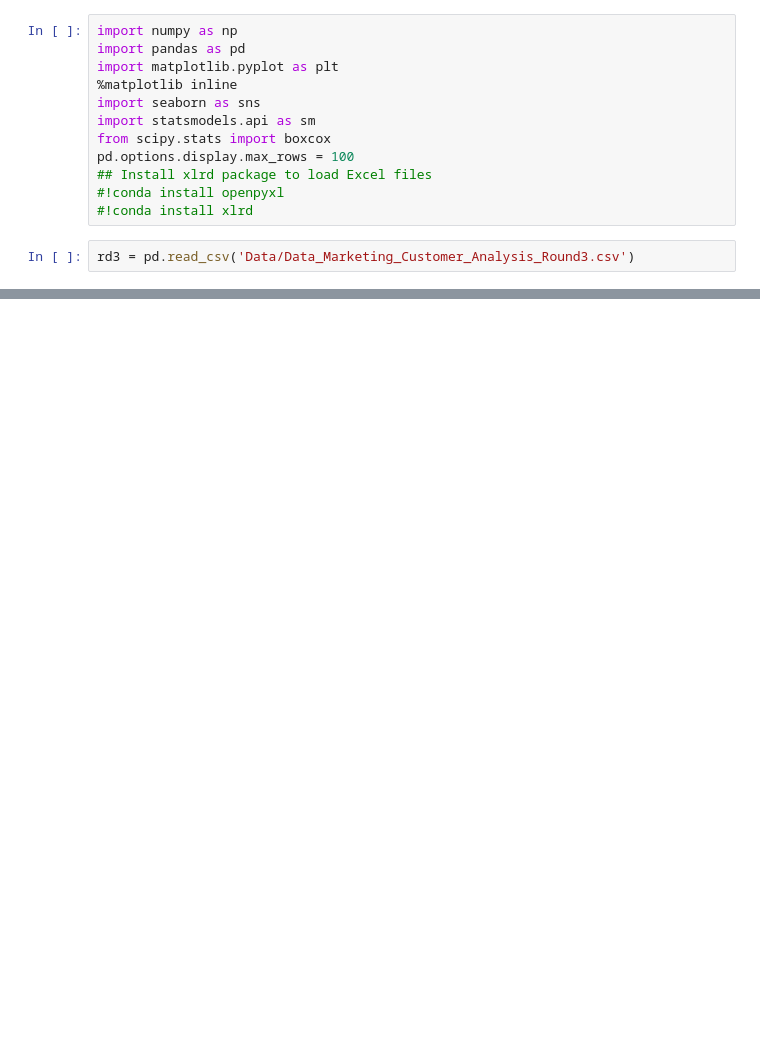
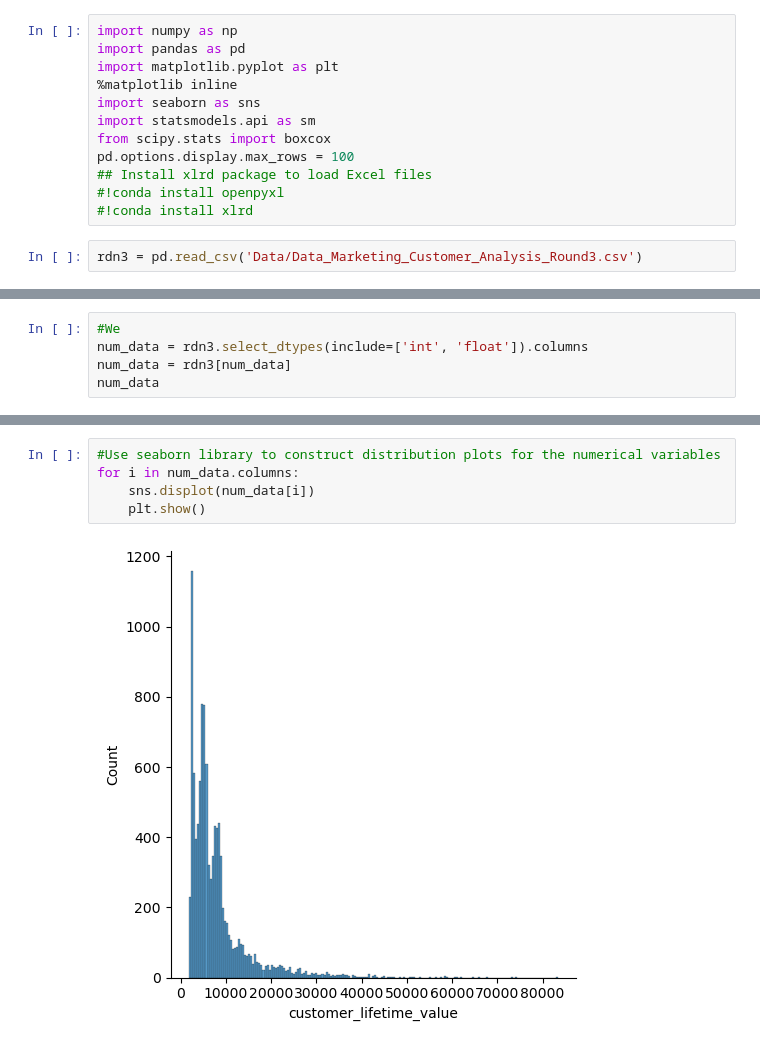
Before and after one commit to DGU94/Ironhack_Davidguillet_Lab, a Jupyter notebook: Week 2/Customer_Analysis_Case_Study_ [LAB]_DGU_Activities_3&4.ipynb, the cells around one changed output, grey strips where cells are left out. Drawn from its saved outputs; the diff is of its cells as text; blank space fills up the shorter version.

```diff
--- a/Week 2/Customer_Analysis_Case_Study_ [LAB]_DGU_Activities_3&4.ipynb
+++ b/Week 2/Customer_Analysis_Case_Study_ [LAB]_DGU_Activities_3&4.ipynb
@@ -18,4 +15,4 @@ pd.options.display.max_rows = 100
 #!conda install openpyxl
 #!conda install xlrd
 # %%
-rd3 = pd.read_csv('Data/Data_Marketing_Customer_Analysis_Round3.csv')
+rdn3 = pd.read_csv('Data/Data_Marketing_Customer_Analysis_Round3.csv')
@@ -66,0 +54,5 @@ Deprecated in NumPy 1.20; for more details and guidance: https://numpy.org/devdo
+# %%
+#We
+num_data = rdn3.select_dtypes(include=['int', 'float']).columns
+num_data = rdn3[num_data]
+num_data
@@ -66,0 +92,7 @@ Deprecated in NumPy 1.20; for more details and guidance: https://numpy.org/devdo
+# %%
+#Use seaborn library to construct distribution plots for the numerical variables
+for i in num_data.columns:
+    sns.displot(num_data[i])
+    plt.show()
+# %% [output]
+[figure, added]
```
Also changed, not shown: parts of 34 cells of this notebook.
